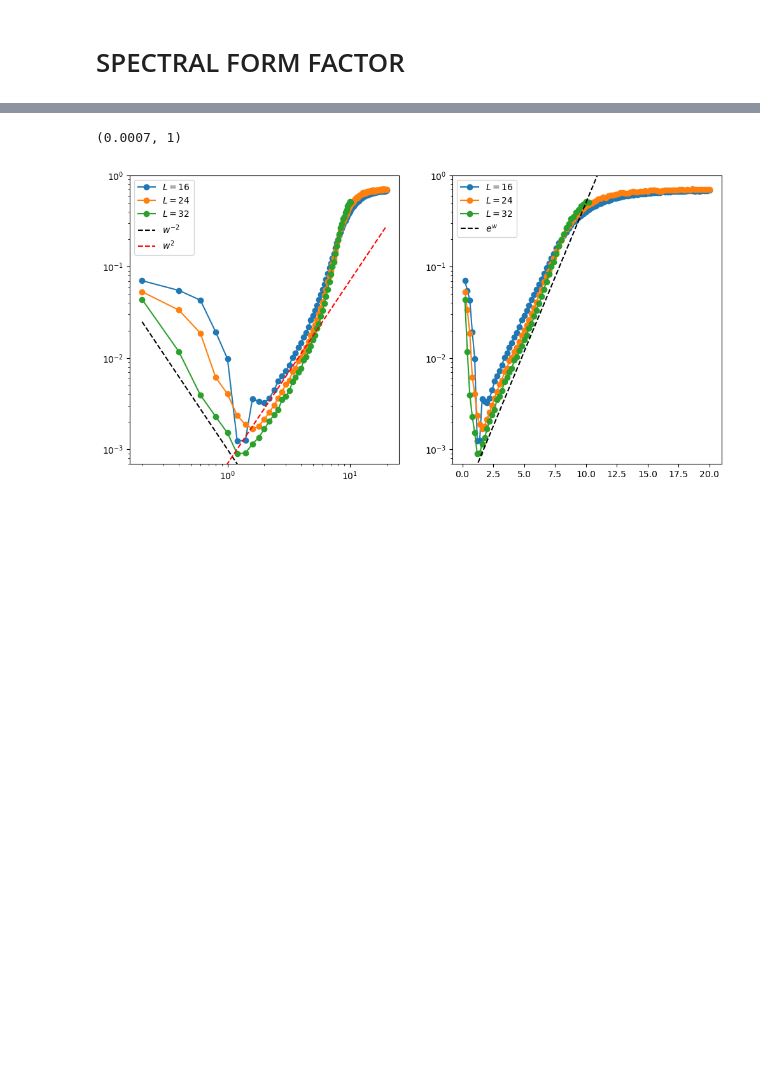
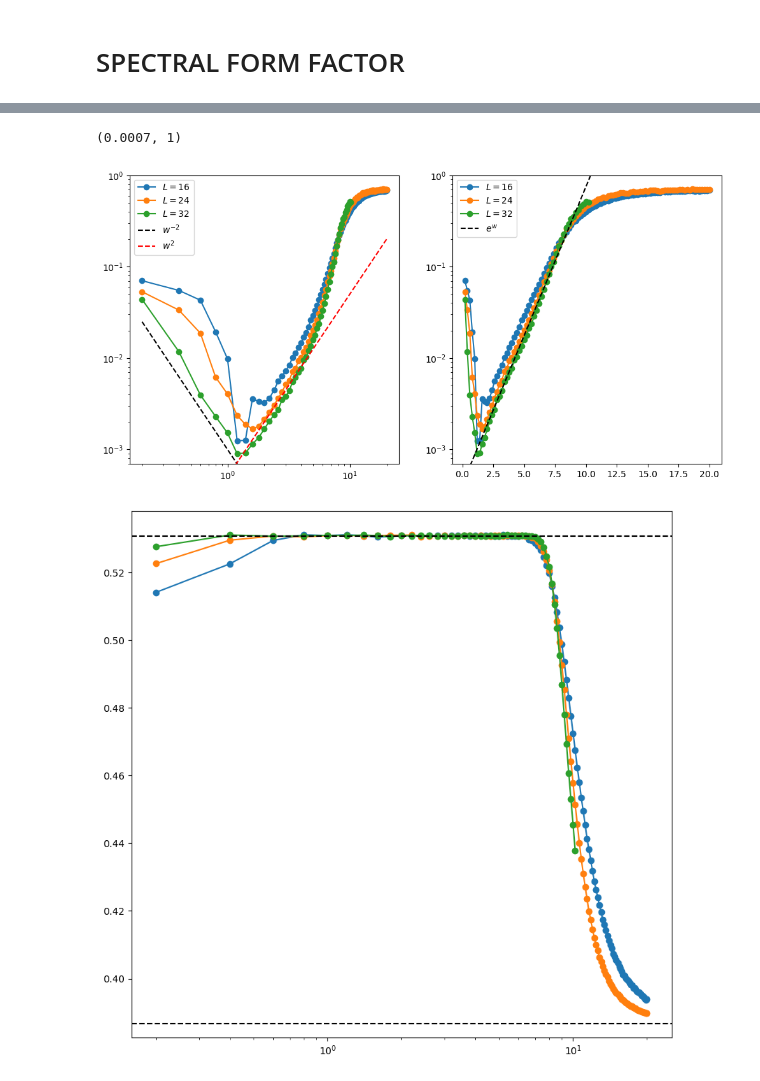
Before and after one commit to makskliczkowski/Transverse_Ising_ETH, a Jupyter notebook: IsignTransverse_ETH/Python/anderson.ipynb, the cells around one changed output, grey strips where cells are left out. Drawn from its saved outputs; the diff is of its cells as text; code cells hidden in the pictures; blank space fills up the shorter version.

```diff
--- a/IsignTransverse_ETH/Python/anderson.ipynb
+++ b/IsignTransverse_ETH/Python/anderson.ipynb
@@ -53,18 +53,18 @@ user_settings = getattr(cf.plot_settings, 'settings')
 # %%
 
 def load_loc(w = 0.2):
-    name = "/Users/rafal.swietek/Projects/Transverse_Ising_ETH/IsignTransverse_ETH/results/HEISENBERG/disorder/PBC/LocLengthDist_L=%d_%.2f.dat"%(L,w)
+    name = "/Users/rafal.swietek/Projects/Transverse_Ising_ETH/IsignTransverse_ETH/results/ANDERSON/1D/PBC/LocalisationLength/Distribution/_L=%d,J=1.00,J0=0.00,w=%.2f.dat"%(L,w)
     loc_len = np.loadtxt(name, unpack=True)
     return np.array(loc_len)
 
 def load_orbital(w = 0.2, n = 100):
-    name = "/Users/rafal.swietek/Projects/Transverse_Ising_ETH/IsignTransverse_ETH/results/HEISENBERG/disorder/PBC/ObitalCorr_n=%d_w=%.2f.dat"%(n, w)
+    name = "/Users/rafal.swietek/Projects/Transverse_Ising_ETH/IsignTransverse_ETH/results/ANDERSON/1D/PBC/CorrelationFunction/_L=%d_n=%d_w=%.2f.dat"%(L, n, w)
     orbital = np.loadtxt(name, unpack=True)
     return np.array(orbital)
 
-L = 2000
+L = 1000
 J = 1.0
-dis = np.linspace(0.2, 0.8, 7)
+dis = np.linspace(0.4, 3.0, 14)
 
 def gaussian(x, mu, sigma, A):
     return A*np.exp(- (x-mu)**2 / (2*sigma**2))
@@ -146,15 +165,15 @@ def xover(input_array, cut):
 # %%
 from tkinter import E
 
-
+cf.set_params(_L=32)
 W0=2.0
 Wend = 10.0
-dW = 1.
+dW = 0.4
 
 L0=8
 Lend=32
 dL=8
-func_x = lambda x, a: x / a**2
+func_x = lambda x, a: x / np.exp(0.75*a)
 vals = []
 if user_settings['scaling_idx'] == 0:
     vals = range(L0, Lend, dL)
@@ -173,13 +192,13 @@ tH = []
 thouless_time = []
 gap_ratio = []
 timee = []
-dir = f"..{kPSep}results{kPSep}" + f"ANDERSON{kPSep}PBC{kPSep}SpectralFormFactor{kPSep}"
+dir = f"..{kPSep}results{kPSep}" + f"ANDERSON{kPSep}3D{kPSep}PBC{kPSep}SpectralFormFactor{kPSep}"
 if user_settings['smoothed'] == 1: dir = dir + f"smoothed{kPSep}"
 
 for x in vals:
     status, times, sff, tH_tmp, tau, r = load(dir, 32, W = x)
+    sff_dev = np.abs(np.log10(sff / GOE(times)))
     times = func_x(times, x)
-    sff_dev = np.abs(np.log10(sff / GOE(times)))
     if plot_deviation: sff = sff_dev
     p = axis.plot(times, sff, label=hfun.key_title(x, user_settings))
     tH.append(tH_tmp)
@@ -189,7 +208,7 @@ for x in vals:
     thouless_time.append(tau)
     idx = min(range(len(times)), key=lambda i: abs(times[i] - tau));
     timee = times
-    axis.scatter(tau, sff[idx], marker='o', facecolor=None, edgecolors='black', s=100)
+    axis.scatter(tau, sff[idx], marker='o', facecolors=None, edgecolors='black', s=100)
 
     #-- xy-ranges
     mini = sff.min();  maxi = sff.max();
@@ -200,9 +219,12 @@ for x in vals:
     if maxi > x_max and np.isfinite(maxi): x_max = maxi
 
 print(thouless_time)
-hfun.set_plot_elements(axis = axis, xlim = (x_min*1e4, x_max), ylim = (0.3*y_min, 1.5*y_max),
-                                    xlabel = '\\tau', ylabel = 'K(\\tau)',
+hfun.set_plot_elements(axis = axis, xlim = (x_min*1e4, x_max), ylim = (0.3*y_min, 2.0),
+                                    xlabel = '\\tau \\cdot e^{b\\cdot w}', ylabel = 'K(\\tau)',
                                     settings=user_settings, font_size=12, set_legend=True)
+
+axis.axvline(x=4.173e-4, ls='--', color='black')
+
 if plot_deviation: axis.axhline(y=eps, ls='--', color='black')
 else: axis.plot(timee, GOE(timee), label='GOE', linestyle='--', color='black')
 # %% [output]
@@ -213,7 +235,7 @@ from cmath import nan
 
 
 W0=0.2
-Wend = 10.0
+Wend = 20.0
 dW = 0.2
 
 func_x = lambda x, a: x #* a**2
@@ -223,41 +245,48 @@ for x in range(0, int((Wend-W0) / dW) + 1) :
     vals.append(W0 + x * dW)
 vals = np.array(vals)
 fig, (ax1, ax2) = plt.subplots(nrows=1, ncols=2, figsize=(12,6), dpi = 100)
+fig, axis = plt.subplots(nrows=1, ncols=1, figsize=(10,10), dpi = 100)
 
-dir = f"..{kPSep}results{kPSep}" + f"ANDERSON{kPSep}PBC{kPSep}SpectralFormFactor{kPSep}" + f"smoothed{kPSep}"
+dir = f"..{kPSep}results{kPSep}" + f"ANDERSON{kPSep}3D{kPSep}PBC{kPSep}SpectralFormFactor{kPSep}" + f"smoothed{kPSep}"
 for L in range(16,40,8):
     cf.set_params(_L=L)
     importlib.reload(cf)
     tH = []
     thouless_time = []
     gap_ratio = []
     timee = []
     for x in vals:
         status, times, sff, tH_tmp, tau, r = load(dir, L=L, W = x)
         sff_dev = np.abs(np.log10(sff / GOE(times)))
 
         idx = xover(sff_dev, eps)
         if idx > 0: tau = times[idx]# * tH_tmp / np.exp(0.5*L)
         else: tau = nan
 
         thouless_time.append(tau)
         tH.append(tH_tmp)
         gap_ratio.append(r)
 
     ax1.plot(vals, thouless_time, label=r"$L=%d$"%L, marker='o')
     ax2.plot(vals, thouless_time, label=r"$L=%d$"%L, marker='o')
+    axis.plot(vals, gap_ratio, label=r"$L=%d$"%L, marker='o')
 ax1.plot(vals, 1e-3/vals**2.0, linestyle='--', color='black', label=r"$w^{-2}$")
-ax1.plot(vals, 7e-4*vals**2.0, linestyle='--', color='red', label=r"$w^{2}$")
+ax1.plot(vals, 5e-4*vals**2.0, linestyle='--', color='red', label=r"$w^{2}$")
 
-b=0.75;  ax2.plot(vals, 0.5 / np.exp(10*b) * np.exp(b*vals), linestyle='--', color='black', label=r"$e^{w}$")
+axis.axhline(y=0.5307, ls='--', color='black')
+axis.axhline(y=0.3867, ls='--', color='black')
+axis.set_xscale('log')
+
+b=0.75;  ax2.plot(vals, 0.75 / np.exp(10*b) * np.exp(b*vals), linestyle='--', color='black', label=r"$e^{w}$")
 
 ax1.set_yscale('log')
 ax2.set_yscale('log')
 ax1.set_xscale('log')
 ax1.legend()
 ax2.legend()
 ax1.set_ylim(7e-4,1)
 ax2.set_ylim(7e-4,1)
 # %% [output]
 (0.0007, 1)
-[figure, old version]
+[figure, new version]
+[figure, added]
```
Also changed, not shown: parts of 5 cells of this notebook, 9 other files.
